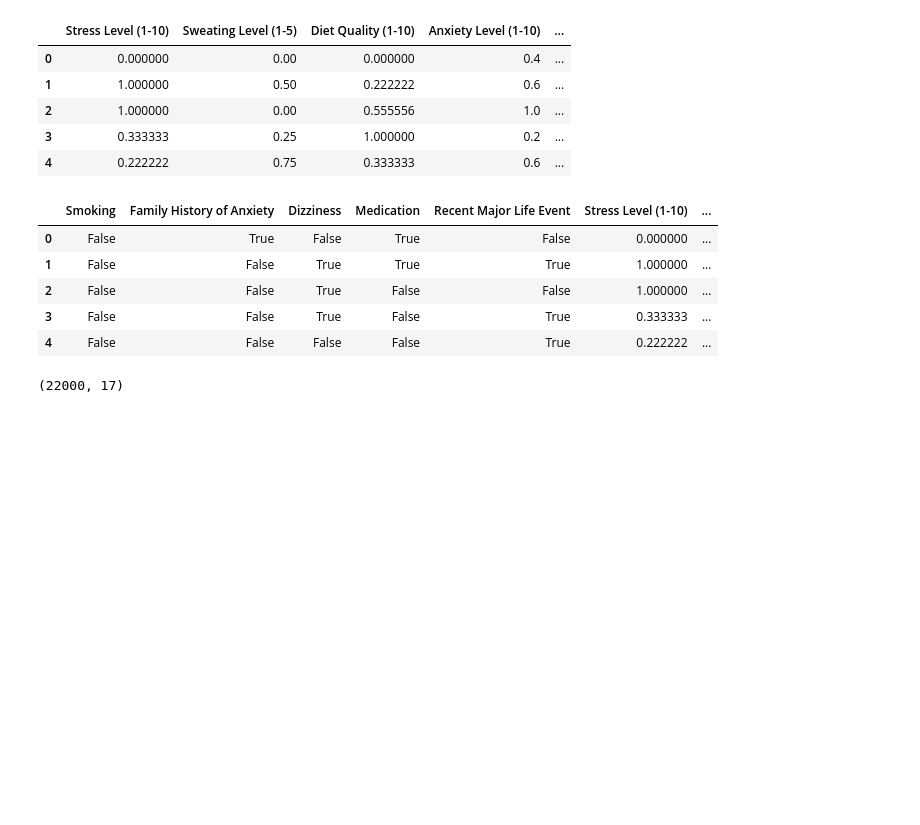
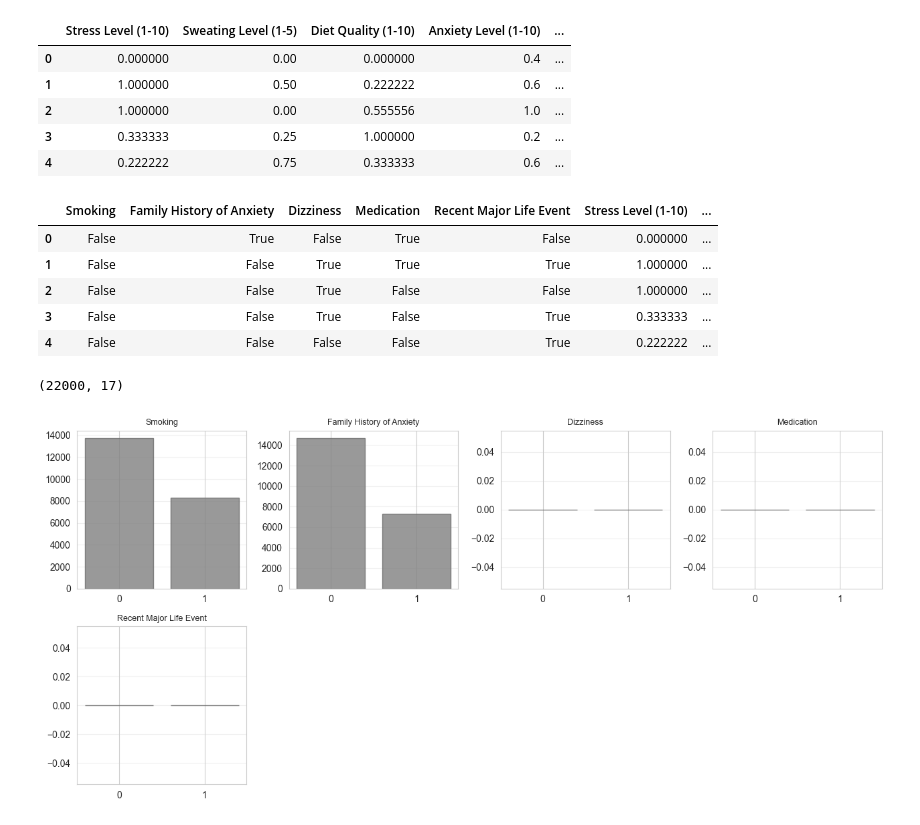
Before and after one commit to D2Giraldot/Anxiety_HMM_TdG, a Jupyter notebook: data-science-project/notebooks/Final/01_EDA.ipynb, the cells around one changed output. Cells and saved outputs as stored; diff of their text form; code cells hidden in the pictures; blank space fills up the shorter version.

```diff
--- a/data-science-project/notebooks/Final/01_EDA.ipynb
+++ b/data-science-project/notebooks/Final/01_EDA.ipynb
@@ -611,3 +676,38 @@ df_var_obs.head(5)
 df_var_obs.shape
 # %% [output]
 (22000, 17)
+# %%
+import math
+
+def plot_binary_vars(df):
+    bin_cols = [
+        c for c in df.columns
+        if pd.api.types.is_numeric_dtype(df[c]) and set(df[c].dropna().unique()).issubset({0, 1})
+    ]
+    if not bin_cols:
+        print("No se encontraron columnas binarias (0/1) en df_var_obs.")
+        return
+
+    n = len(bin_cols)
+    ncol = 4
+    nrow = math.ceil(n / ncol)
+
+    fig, axes = plt.subplots(nrow, ncol, figsize=(ncol * 3.2, nrow * 3))
+    axes = axes.flatten()
+
+    for ax, col in zip(axes, bin_cols):
+        vc = df[col].value_counts(dropna=False).reindex([0, 1], fill_value=0)
+        ax.bar(vc.index, vc.values, color="gray", edgecolor="dimgray", alpha=0.8)
+        ax.set_xticks([0, 1])
+        ax.set_title(col, fontsize=9)
+        ax.grid(axis="y", alpha=0.3)
+
+    for ax in axes[len(bin_cols):]:
+        ax.axis("off")
+
+    fig.tight_layout()
+    plt.show()
+
+plot_binary_vars(df_var_obs)
+# %% [output]
+[figure, added]
```
Also changed, not shown: parts of 8 cells of this notebook.
